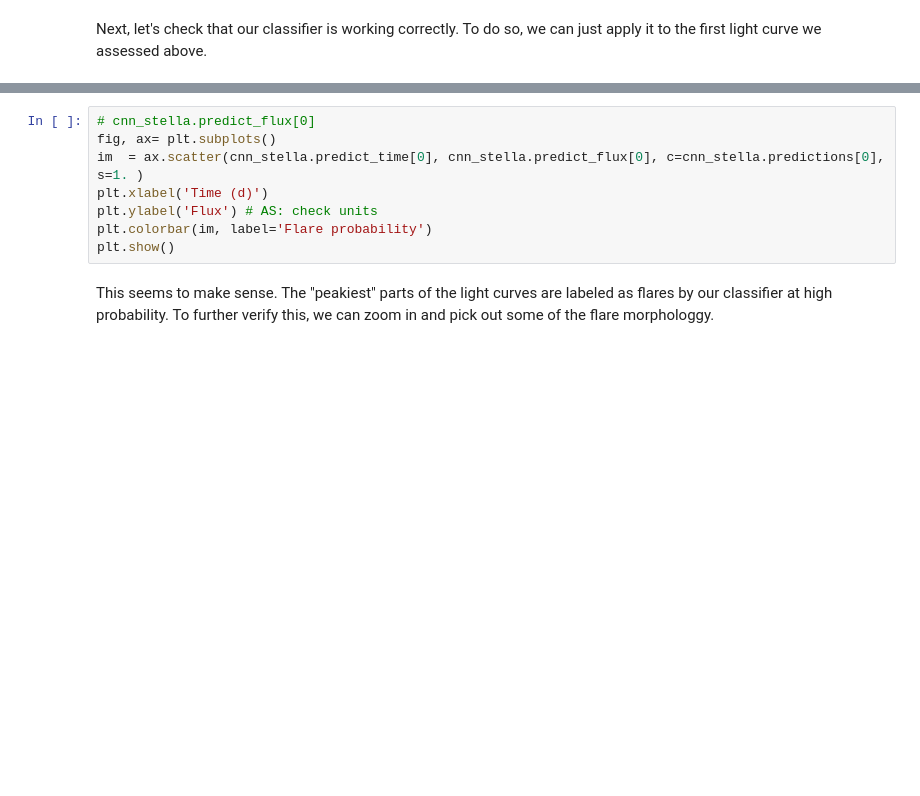
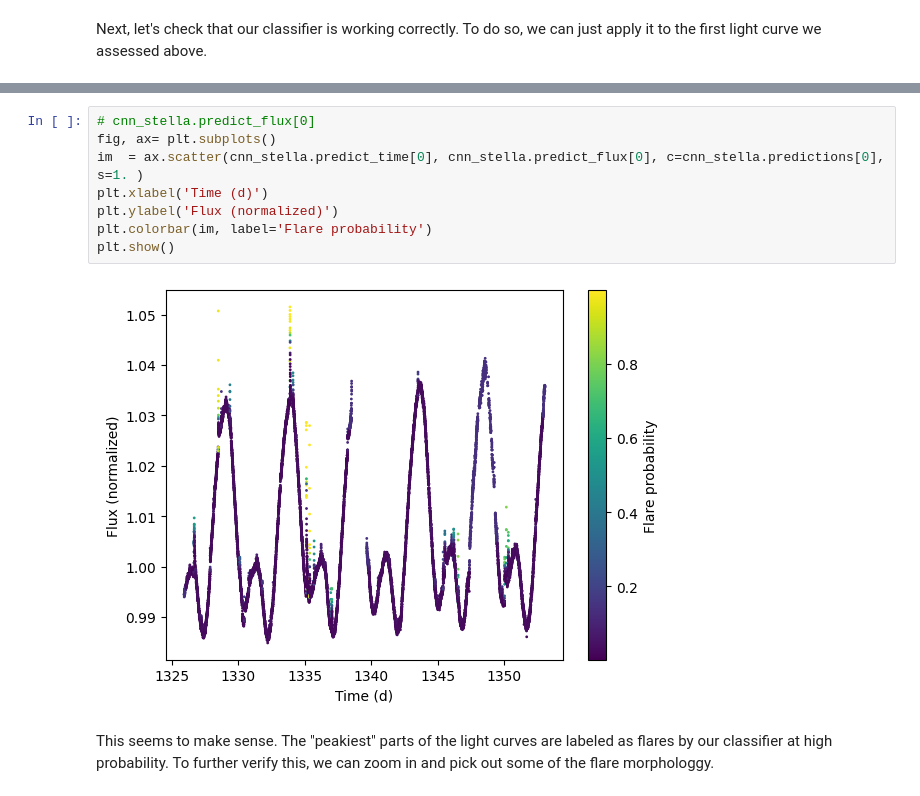
Before and after one commit to spacetelescope/project-tikebook, a Jupyter notebook: notebooks/7-rotation-speeds/interm_rotation_rate.ipynb, the cells around one changed output, grey strips where cells are left out. Cells and saved outputs as stored; diff of their text form; blank space fills up the shorter version.

```diff
--- a/notebooks/7-rotation-speeds/interm_rotation_rate.ipynb
+++ b/notebooks/7-rotation-speeds/interm_rotation_rate.ipynb
@@ -355,11 +365,13 @@ cnn_stella.predict(cnn_file, times=lc.time.value, fluxes=lc.flux, errs=lc.flux_e
 # %%
 # cnn_stella.predict_flux[0]
 fig, ax= plt.subplots()
 im  = ax.scatter(cnn_stella.predict_time[0], cnn_stella.predict_flux[0], c=cnn_stella.predictions[0], s=1. )
 plt.xlabel('Time (d)')
-plt.ylabel('Flux') # AS: check units
+plt.ylabel('Flux (normalized)')
 plt.colorbar(im, label='Flare probability')
 plt.show()
+# %% [output]
+[figure, added]
 # %% [markdown]
 This seems to make sense. The "peakiest" parts of the light curves are labeled as flares by our classifier at high probability. To further verify this, we can zoom in and pick out some of the flare morphologgy.
 # %%
```
Also changed, not shown: parts of 26 cells of this notebook.
